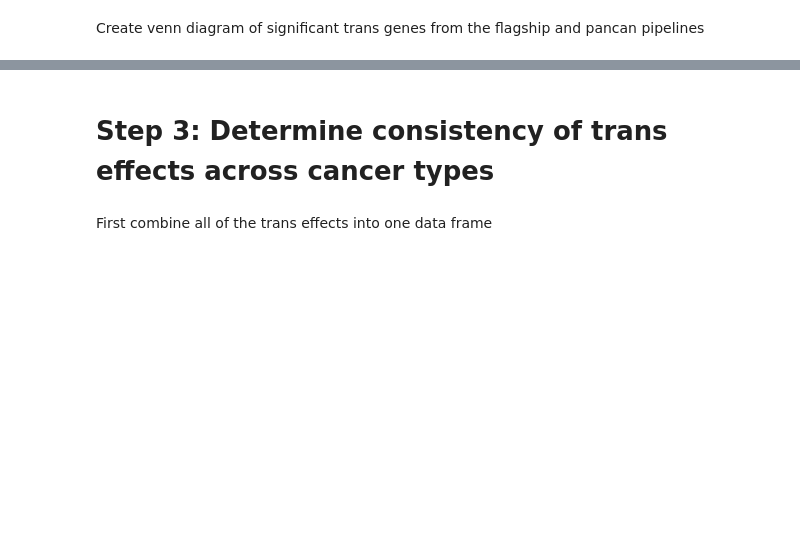
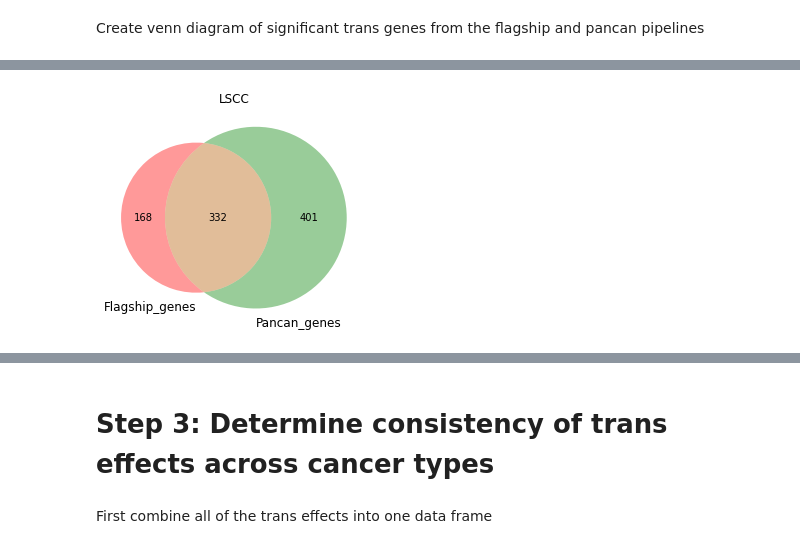
Before and after one commit to PayneLab/WhenMutationsDontMatter, a Jupyter notebook: Computational_Artifacts/Flagship_vs_Pancan_trans_effects.ipynb, the cells around one changed output, grey strips where cells are left out. Cells and saved outputs as stored; diff of their text form; code cells hidden in the pictures; blank space fills up the shorter version.

```diff
--- a/Computational_Artifacts/Flagship_vs_Pancan_trans_effects.ipynb
+++ b/Computational_Artifacts/Flagship_vs_Pancan_trans_effects.ipynb
@@ -114,5 +20,0 @@ pancan_luad = make_trans_df(pc_l)
-# %%
-#Lscc flagship
-lscc_df = make_trans_df(lscc)
-#lscc pancan
-pancan_lscc = make_trans_df(pc_ls)
@@ -170,0 +99,7 @@ compare_og_pancan_trans_genes(ov_df, pancan_ov,"OV")
+# %%
+#LSCC
+compare_og_pancan_trans_genes(lscc_df, pancan_lscc,"LSCC")
+lscc_df = lscc_df.rename({"Correlation": "Correlation_LSCC", "P_value": "P_value_LSCC"}, axis='columns')
+pancan_lscc_df = pancan_lscc.rename({"Correlation": "Correlation_LSCC", "P_value": "P_value_LSCC"}, axis='columns')
+# %% [output]
+[figure, added]
```
Also changed, not shown: parts of 56 cells of this notebook.
